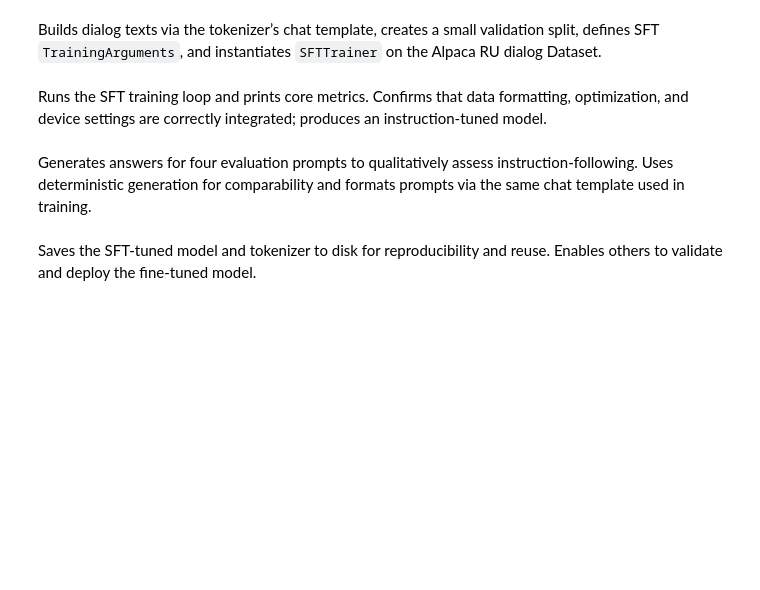
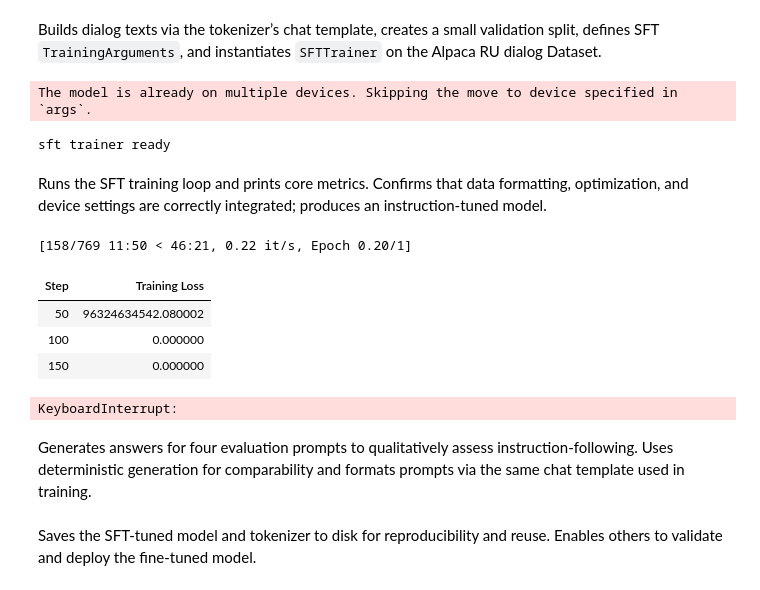
Before and after one commit to timur-ai/yandex_dl_course_6_private, a Jupyter notebook: notebooks/LLM_Pretrain_SFT.ipynb, the cells around one changed output. Cells and saved outputs as stored; diff of their text form; code cells hidden in the pictures; blank space fills up the shorter version.

```diff
--- a/notebooks/LLM_Pretrain_SFT.ipynb
+++ b/notebooks/LLM_Pretrain_SFT.ipynb
@@ -70,11 +90,15 @@ ROOT = Path.cwd()
 if not (ROOT / "data").is_dir():
     ROOT = ROOT.parent
 
-CORPUS_DIR = (ROOT / "data" / "corpus")
-ALPACA_DIR = (ROOT / "data" / "alpaca-cleaned-ru")
+CORPUS_DIR = ROOT / "data" / "corpus"
+ALPACA_DIR = ROOT / "data" / "alpaca-cleaned-ru"
 
-assert CORPUS_DIR.exists() and CORPUS_DIR.is_dir(), f"Missing directory: {CORPUS_DIR}"
-assert ALPACA_DIR.exists() and ALPACA_DIR.is_dir(), f"Missing directory: {ALPACA_DIR}"
+assert (
+    CORPUS_DIR.exists() and CORPUS_DIR.is_dir()
+), f"Missing directory: {CORPUS_DIR}"
+assert (
+    ALPACA_DIR.exists() and ALPACA_DIR.is_dir()
+), f"Missing directory: {ALPACA_DIR}"
 
 corpus_txt_files = sorted(CORPUS_DIR.rglob("*.txt"))
 parquet_files = sorted(ALPACA_DIR.glob("*.parquet"))
@@ -637,35 +988,44 @@ sft_args = TrainingArguments(
     warmup_ratio=0.03,
     num_train_epochs=1,
     logging_steps=50,
-    fp16=torch.cuda.is_available(),
-    evaluation_strategy="epoch",
-    save_strategy="epoch",
+    bf16=torch.cuda.is_available(),
     save_total_limit=2,
 )
 
 sft_trainer = SFTTrainer(
     model=qwen_model,
-    tokenizer=qwen_tok,
+    processing_class=qwen_tok,
     args=sft_args,
-    train_dataset=(
-        sft_sft_splits["train"]
-        if 'sft_sft_splits' in globals()
-        else sft_splits["train"]
-    ),
-    eval_dataset=(
-        sft_sft_splits["test"]
-        if 'sft_sft_splits' in globals()
-        else sft_splits["test"]
-    ),
-    dataset_text_field="text",
+    train_dataset=sft_splits["train"],
+    eval_dataset=sft_splits["test"],
 )
 
 print("sft trainer ready")
+# %% [output]
+The model is already on multiple devices. Skipping the move to device specified in `args`.
+sft trainer ready
 # %% [markdown]
 Runs the SFT training loop and prints core metrics. Confirms that data formatting, optimization, and device settings are correctly integrated; produces an instruction‑tuned model.
 # %%
 sft_train_result = sft_trainer.train()
-print(json.dumps({k: float(v) for k, v in sft_train_result.metrics.items() if isinstance(v, (int, float))}, ensure_ascii=False, indent=2))
+print(
+    json.dumps(
+        {
+            k: float(v)
+            for k, v in sft_train_result.metrics.items()
+            if isinstance(v, (int, float))
+        },
+        ensure_ascii=False,
+        indent=2,
+    )
+)
+# %% [output]
+[158/769 11:50 < 46:21, 0.22 it/s, Epoch 0.20/1]
+| Step | Training Loss |
+| 50 | 96324634542.080002 |
+| 100 | 0.000000 |
+| 150 | 0.000000 |
+KeyboardInterrupt:
 # %% [markdown]
 Generates answers for four evaluation prompts to qualitatively assess instruction‑following. Uses deterministic generation for comparability and formats prompts via the same chat template used in training.
 # %%
```
Also changed, not shown: parts of 29 cells of this notebook, 5 other files.
